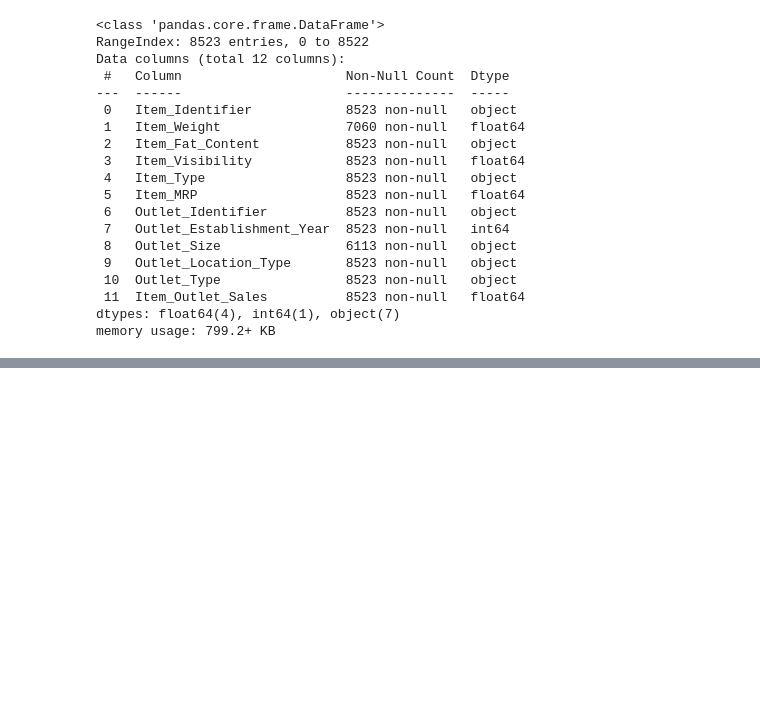
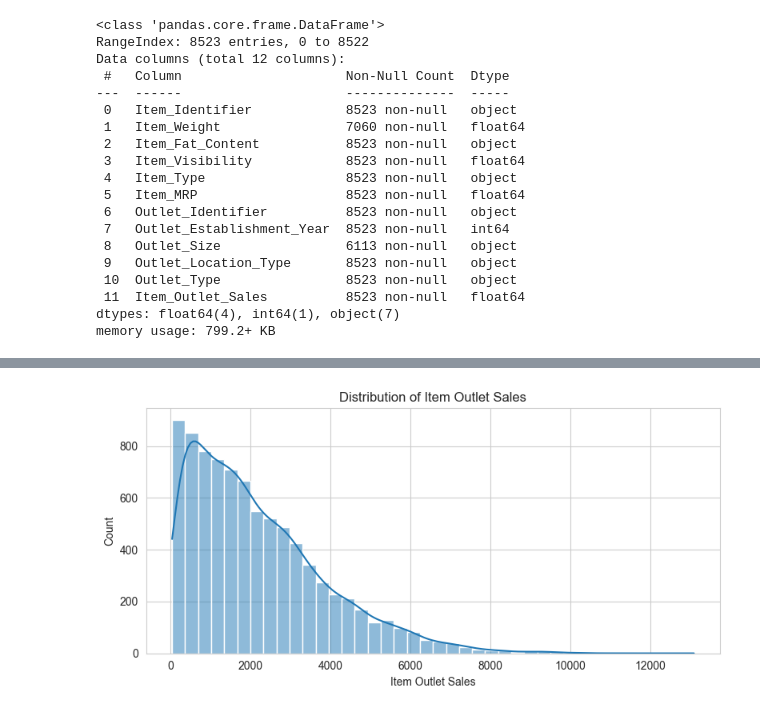
Before and after one commit to samirakhalil1993/bigmart_sales-project, a Jupyter notebook: bigmart_sales_data.ipynb, the cells around one changed output, grey strips where cells are left out. Drawn from its saved outputs; the diff is of its cells as text; code cells hidden in the pictures; blank space fills up the shorter version.

Commit message:
clean data st

```diff
--- a/bigmart_sales_data.ipynb
+++ b/bigmart_sales_data.ipynb
@@ -355,0 +116,3 @@ plt.show()
+# %%
+# Work on a copy so the original loaded data stays unchanged.
+clean_df = df.copy()
@@ -355,0 +158,10 @@ plt.show()
+# %%
+outlet_size_mode = clean_df.groupby("Outlet_Type")["Outlet_Size"].agg(
+    lambda x: x.mode().iloc[0]
+)
+
+clean_df["Outlet_Size"] = clean_df["Outlet_Size"].fillna(
+    clean_df["Outlet_Type"].map(outlet_size_mode)
+)
+
+clean_df["Outlet_Size"].isna().sum()
@@ -355,0 +175,10 @@ plt.show()
+# %%
+item_visibility_mean = clean_df.groupby("Item_Identifier")["Item_Visibility"].transform("mean")
+overall_visibility_median = clean_df.loc[clean_df["Item_Visibility"] > 0, "Item_Visibility"].median()
+
+zero_visibility_mask = clean_df["Item_Visibility"] == 0
+replacement_visibility = item_visibility_mean.mask(item_visibility_mean == 0, overall_visibility_median)
+
+clean_df.loc[zero_visibility_mask, "Item_Visibility"] = replacement_visibility[zero_visibility_mask]
+
+(clean_df["Item_Visibility"] == 0).sum()
@@ -355,0 +191,14 @@ plt.show()
+# %%
+clean_df["Item_Category"] = clean_df["Item_Identifier"].str[:2].map({
+    "FD": "Food",
+    "NC": "Non-Consumable",
+    "DR": "Drinks"
+})
+
+clean_df.loc[clean_df["Item_Category"] == "Non-Consumable", "Item_Fat_Content"] = "Non-Edible"
+
+clean_df["Outlet_Age"] = 2013 - clean_df["Outlet_Establishment_Year"]
+clean_df["Item_Visibility_Mean"] = clean_df.groupby("Item_Identifier")["Item_Visibility"].transform("mean")
+clean_df["Visibility_Ratio"] = clean_df["Item_Visibility"] / clean_df["Item_Visibility_Mean"]
+
+clean_df[["Item_Category", "Outlet_Age", "Item_Visibility_Mean", "Visibility_Ratio"]].head()
@@ -355,0 +248,10 @@ plt.show()
+# %%
+plt.figure(figsize=(8, 4))
+sns.histplot(clean_df["Item_Outlet_Sales"], bins=40, kde=True)
+plt.title("Distribution of Item Outlet Sales")
+plt.xlabel("Item Outlet Sales")
+plt.ylabel("Count")
+plt.tight_layout()
+plt.show()
+# %% [output]
+[figure, added]
```
Also changed, not shown: parts of 75 cells of this notebook.
